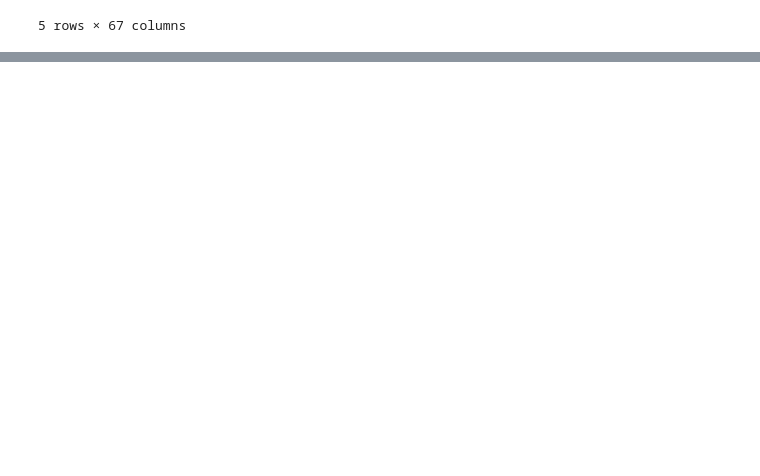
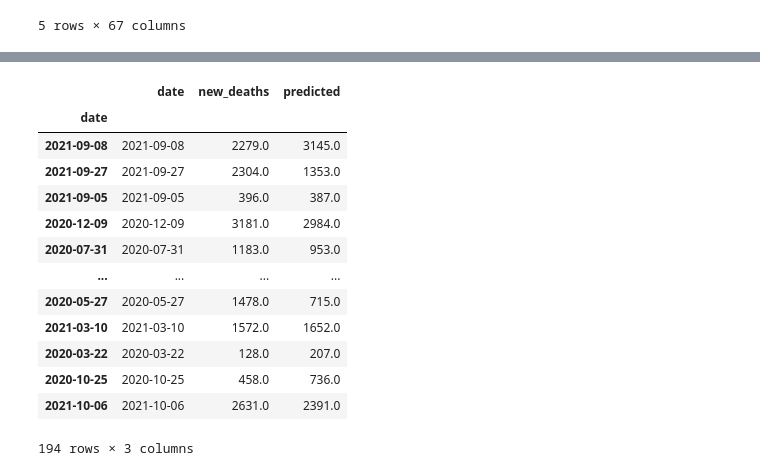
Before and after one commit to mohammedmoin44/EDA_Covid-19, a Jupyter notebook: EDA_covid.ipynb, the cells around one changed output, grey strips where cells are left out. Saved outputs shown, nothing was run; the diff lists cells and outputs as text; code cells hidden in the pictures; blank space fills up the shorter version.

```diff
--- a/EDA_covid.ipynb
+++ b/EDA_covid.ipynb
@@ -372,0 +665,8 @@ import plotly.express as px
+# %%
+from sklearn.model_selection import train_test_split
+X_train, X_valid, y_train, y_valid = train_test_split(X_usa,y_usa,test_size = 0.25,random_state=10)
+# %%
+from xgboost import XGBRegressor
+
+my_model = XGBRegressor()
+my_model.fit(X_train, y_train)
@@ -372,0 +680,4 @@ import plotly.express as px
+# %%
+y_preds = my_model.predict(X_valid)
+y_pred = np.round(y_preds)
+y_test = np.round(y_valid)
@@ -372,0 +721,19 @@ import plotly.express as px
+# %%
+new_data = pd.DataFrame({'date':y_test.index,'new_deaths':y_test.new_deaths,'predicted':y_pred})
+# %%
+new_data
+# %% [output]
+|  | date | new_deaths | predicted |
+| date |  |  |  |
+| 2021-09-08 | 2021-09-08 | 2279.0 | 3145.0 |
+| 2021-09-27 | 2021-09-27 | 2304.0 | 1353.0 |
+| 2021-09-05 | 2021-09-05 | 396.0 | 387.0 |
+| 2020-12-09 | 2020-12-09 | 3181.0 | 2984.0 |
+| 2020-07-31 | 2020-07-31 | 1183.0 | 953.0 |
+| ... | ... | ... | ... |
+| 2020-05-27 | 2020-05-27 | 1478.0 | 715.0 |
+| 2021-03-10 | 2021-03-10 | 1572.0 | 1652.0 |
+| 2020-03-22 | 2020-03-22 | 128.0 | 207.0 |
+| 2020-10-25 | 2020-10-25 | 458.0 | 736.0 |
+| 2021-10-06 | 2021-10-06 | 2631.0 | 2391.0 |
+194 rows × 3 columns
```
Also changed, not shown: parts of 52 cells of this notebook.
